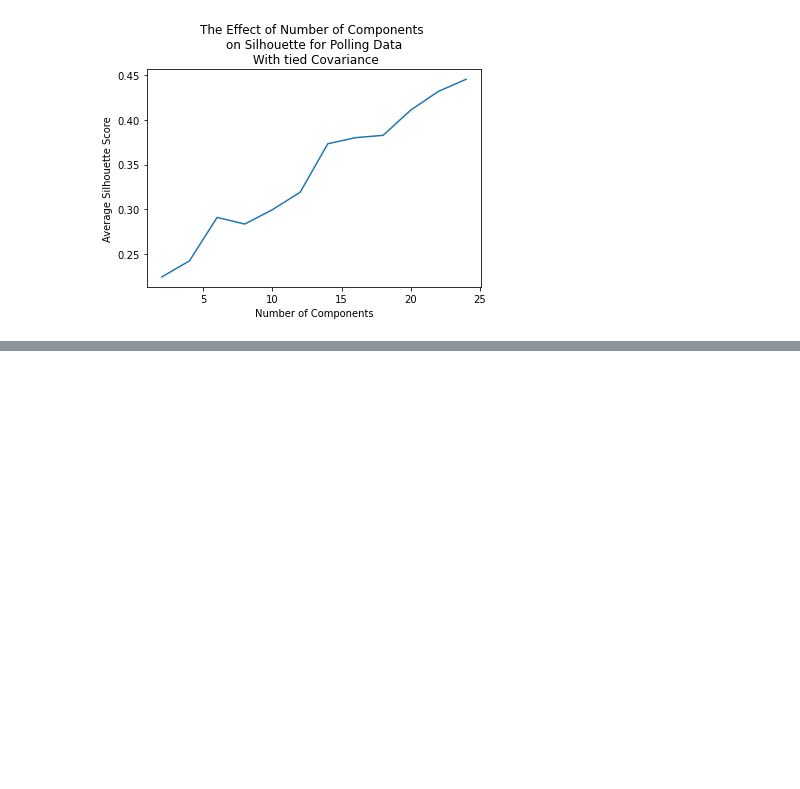
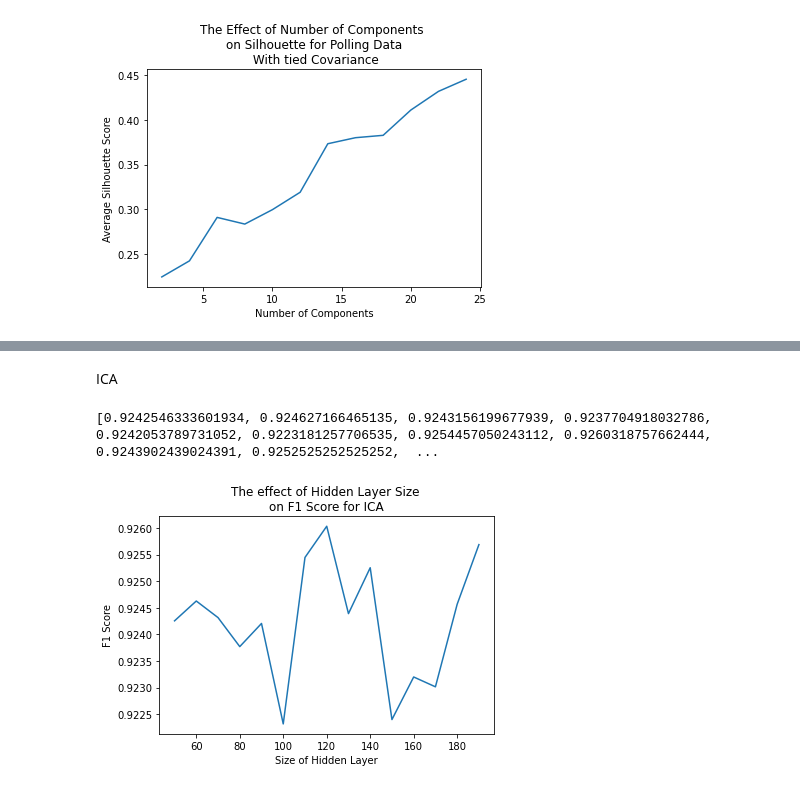
Before and after one commit to amandahutter/CS_7641, a Jupyter notebook: A3: Unsupervised Learning/A3.ipynb, the cells around one changed output, grey strips where cells are left out. Cells and saved outputs as stored; diff of their text form; code cells hidden in the pictures; blank space fills up the shorter version.

```diff
--- a/A3: Unsupervised Learning/A3.ipynb
+++ b/A3: Unsupervised Learning/A3.ipynb
@@ -1232,0 +1370,21 @@ Silhouettes [0.224692188152751, 0.24260834207294998, 0.2910648073889838, 0.28362
+# %% [markdown]
+ICA
+# %%
+f1_score_list = []
+hidden_layers_list = np.arange(50, 200, 10)
+
+for HL in hidden_layers_list:
+    f1_score = make_ann_dimred(ica_X_Train_Polling, Y_Train_Polling, HL, 'tanh', 'adam', 0.01)
+    f1_score_list.append(f1_score)
+
+print(f1_score_list)
+
+plt.clf()
+plt.plot(hidden_layers_list, f1_score_list)
+plt.xlabel("Size of Hidden Layer")
+plt.ylabel("F1 Score")
+plt.title("The effect of Hidden Layer Size \non F1 Score for ICA")
+plt.show()
+# %% [output]
+[0.9242546333601934, 0.924627166465135, 0.9243156199677939, 0.9237704918032786, 0.9242053789731052, 0.9223181257706535, 0.9254457050243112, 0.9260318757662444, 0.9243902439024391, 0.9252525252525252,  ...
+[figure, added]
```
Also changed, not shown: parts of 62 cells of this notebook.
